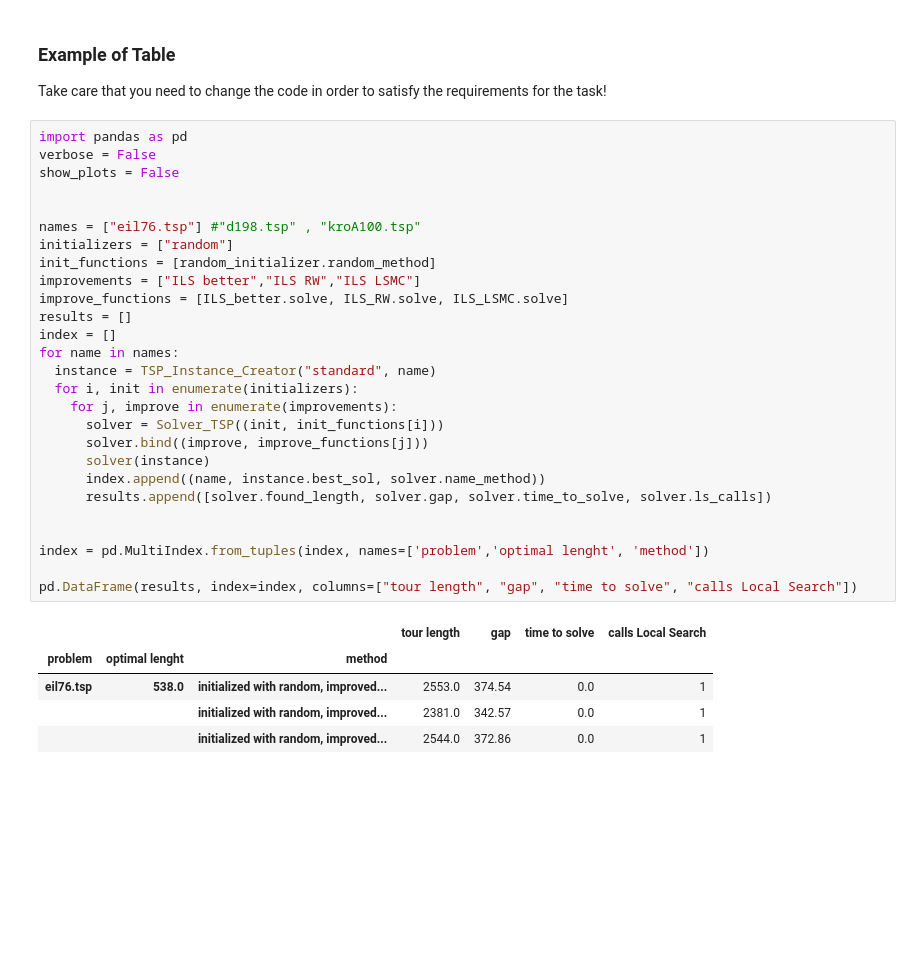
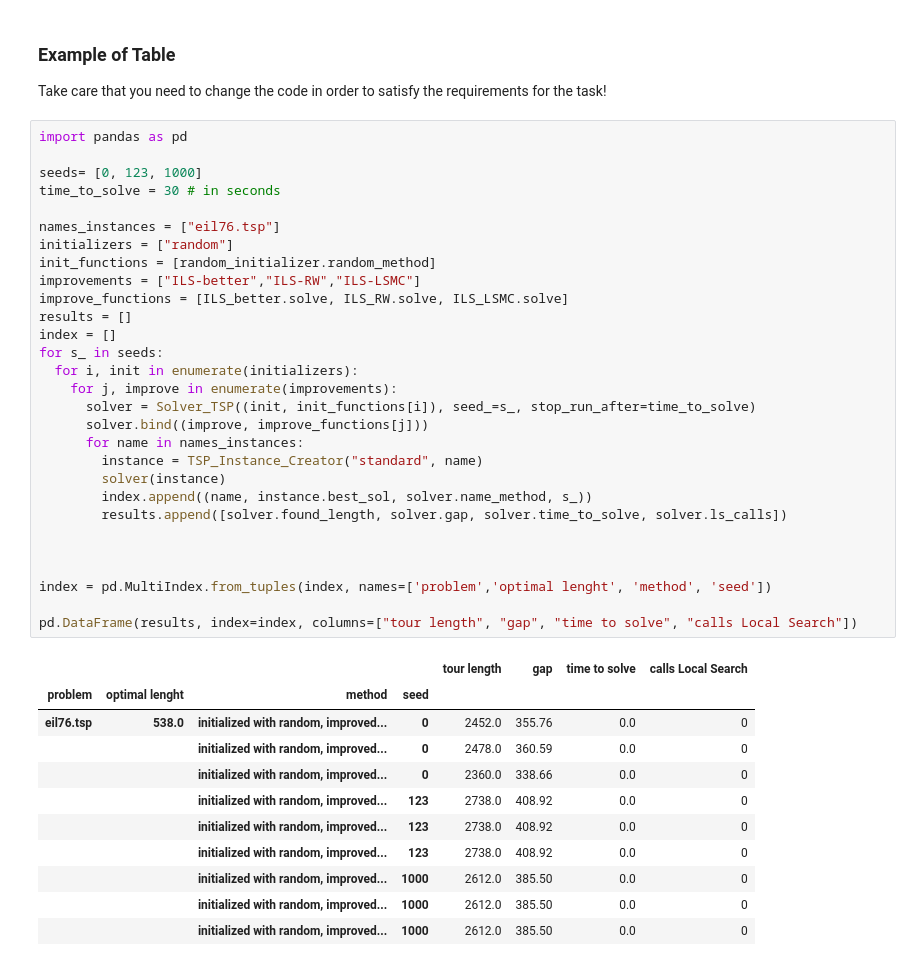
Before and after one commit to WiZeYAR/AI2021MA, a Jupyter notebook: ILS_for_the_TSP.ipynb, the cells around one changed output. Drawn from its saved outputs; the diff is of its cells as text; blank space fills up the shorter version.

```diff
--- a/ILS_for_the_TSP.ipynb
+++ b/ILS_for_the_TSP.ipynb
@@ -135,34 +136,42 @@ class ILS_LSMC:
 Take care that you need to change the code in order to satisfy the requirements for the task!
 # %%
 import pandas as pd
-verbose = False
-show_plots = False
 
+seeds= [0, 123, 1000]
+time_to_solve = 30 # in seconds
 
-names = ["eil76.tsp"] #"d198.tsp" , "kroA100.tsp"
+names_instances = ["eil76.tsp"]
 initializers = ["random"]
 init_functions = [random_initializer.random_method]
-improvements = ["ILS better","ILS RW","ILS LSMC"]
+improvements = ["ILS-better","ILS-RW","ILS-LSMC"]
 improve_functions = [ILS_better.solve, ILS_RW.solve, ILS_LSMC.solve]
 results = []
 index = []
-for name in names:
-  instance = TSP_Instance_Creator("standard", name)
+for s_ in seeds:
   for i, init in enumerate(initializers):
     for j, improve in enumerate(improvements):
-      solver = Solver_TSP((init, init_functions[i]))
+      solver = Solver_TSP((init, init_functions[i]), seed_=s_, stop_run_after=time_to_solve)
       solver.bind((improve, improve_functions[j]))
-      solver(instance)
-      index.append((name, instance.best_sol, solver.name_method))
-      results.append([solver.found_length, solver.gap, solver.time_to_solve, solver.ls_calls])
+      for name in names_instances:
+        instance = TSP_Instance_Creator("standard", name)
+        solver(instance)
+        index.append((name, instance.best_sol, solver.name_method, s_))
+        results.append([solver.found_length, solver.gap, solver.time_to_solve, solver.ls_calls])
 
 
-index = pd.MultiIndex.from_tuples(index, names=['problem','optimal lenght', 'method'])
+
+index = pd.MultiIndex.from_tuples(index, names=['problem','optimal lenght', 'method', 'seed'])
 
 pd.DataFrame(results, index=index, columns=["tour length", "gap", "time to solve", "calls Local Search"])
 # %% [output]
-|  |  |  | tour length | gap | time to solve | calls Local Search |
-| problem | optimal lenght | method |  |  |  |  |
-| eil76.tsp | 538.0 | initialized with random, improved... | 2553.0 | 374.54 | 0.0 | 1 |
-|  |  | initialized with random, improved... | 2381.0 | 342.57 | 0.0 | 1 |
-|  |  | initialized with random, improved... | 2544.0 | 372.86 | 0.0 | 1 |
+|  |  |  |  | tour length | gap | time to solve | calls Local Search |
+| problem | optimal lenght | method | seed |  |  |  |  |
+| eil76.tsp | 538.0 | initialized with random, improved... | 0 | 2452.0 | 355.76 | 0.0 | 0 |
+|  |  | initialized with random, improved... | 0 | 2478.0 | 360.59 | 0.0 | 0 |
+|  |  | initialized with random, improved... | 0 | 2360.0 | 338.66 | 0.0 | 0 |
+|  |  | initialized with random, improved... | 123 | 2738.0 | 408.92 | 0.0 | 0 |
+|  |  | initialized with random, improved... | 123 | 2738.0 | 408.92 | 0.0 | 0 |
+|  |  | initialized with random, improved... | 123 | 2738.0 | 408.92 | 0.0 | 0 |
+|  |  | initialized with random, improved... | 1000 | 2612.0 | 385.50 | 0.0 | 0 |
+|  |  | initialized with random, improved... | 1000 | 2612.0 | 385.50 | 0.0 | 0 |
+|  |  | initialized with random, improved... | 1000 | 2612.0 | 385.50 | 0.0 | 0 |
```
Also changed, not shown: parts of 2 cells of this notebook, 1 other file.
